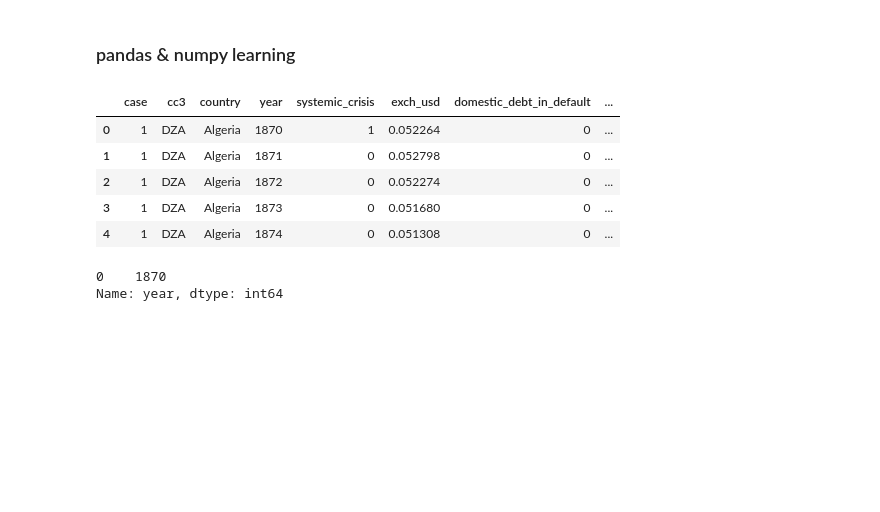
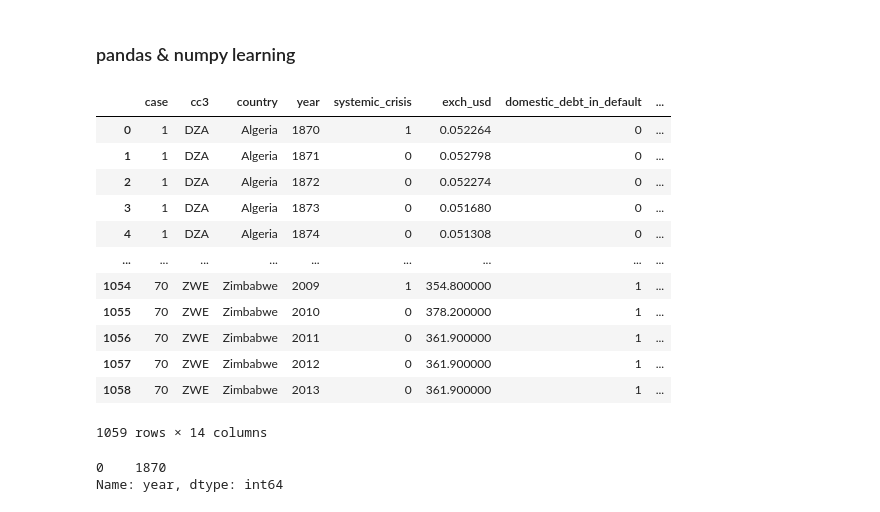
Before and after one commit to Saadlkh/saadlkh_pandas, a Jupyter notebook: aiproject.ipynb, the cells around one changed output. Drawn from its saved outputs; the diff is of its cells as text; code cells hidden in the pictures; blank space fills up the shorter version.

```diff
--- a/aiproject.ipynb
+++ b/aiproject.ipynb
@@ -6,13 +6,22 @@ import numpy as np
 # %%
 data = pd.read_csv("african_crises.csv")
 data.head()
+data = pd.DataFrame(data)
+data
 # %% [output]
 |  | case | cc3 | country | year | systemic_crisis | exch_usd | domestic_debt_in_default | ... |
 | 0 | 1 | DZA | Algeria | 1870 | 1 | 0.052264 | 0 | ... |
 | 1 | 1 | DZA | Algeria | 1871 | 0 | 0.052798 | 0 | ... |
 | 2 | 1 | DZA | Algeria | 1872 | 0 | 0.052274 | 0 | ... |
 | 3 | 1 | DZA | Algeria | 1873 | 0 | 0.051680 | 0 | ... |
 | 4 | 1 | DZA | Algeria | 1874 | 0 | 0.051308 | 0 | ... |
+| ... | ... | ... | ... | ... | ... | ... | ... | ... |
+| 1054 | 70 | ZWE | Zimbabwe | 2009 | 1 | 354.800000 | 1 | ... |
+| 1055 | 70 | ZWE | Zimbabwe | 2010 | 0 | 378.200000 | 1 | ... |
+| 1056 | 70 | ZWE | Zimbabwe | 2011 | 0 | 361.900000 | 1 | ... |
+| 1057 | 70 | ZWE | Zimbabwe | 2012 | 0 | 361.900000 | 1 | ... |
+| 1058 | 70 | ZWE | Zimbabwe | 2013 | 0 | 361.900000 | 1 | ... |
+1059 rows × 14 columns
 # %%
 data.iloc[:1, 3]
 # %% [output]
```
Also changed, not shown: parts of 3 cells of this notebook.
